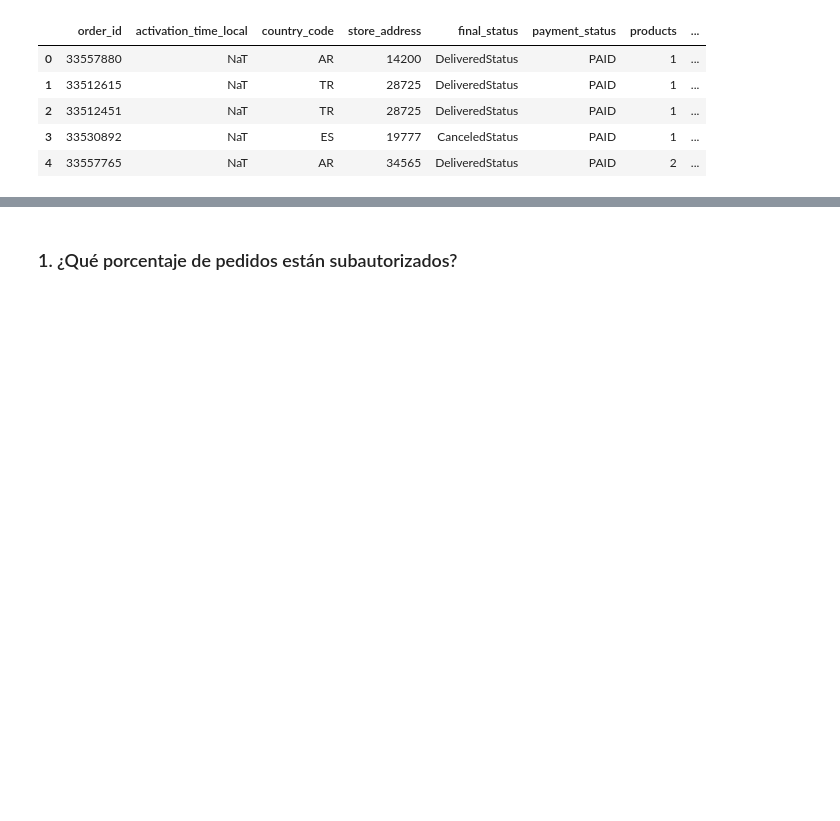
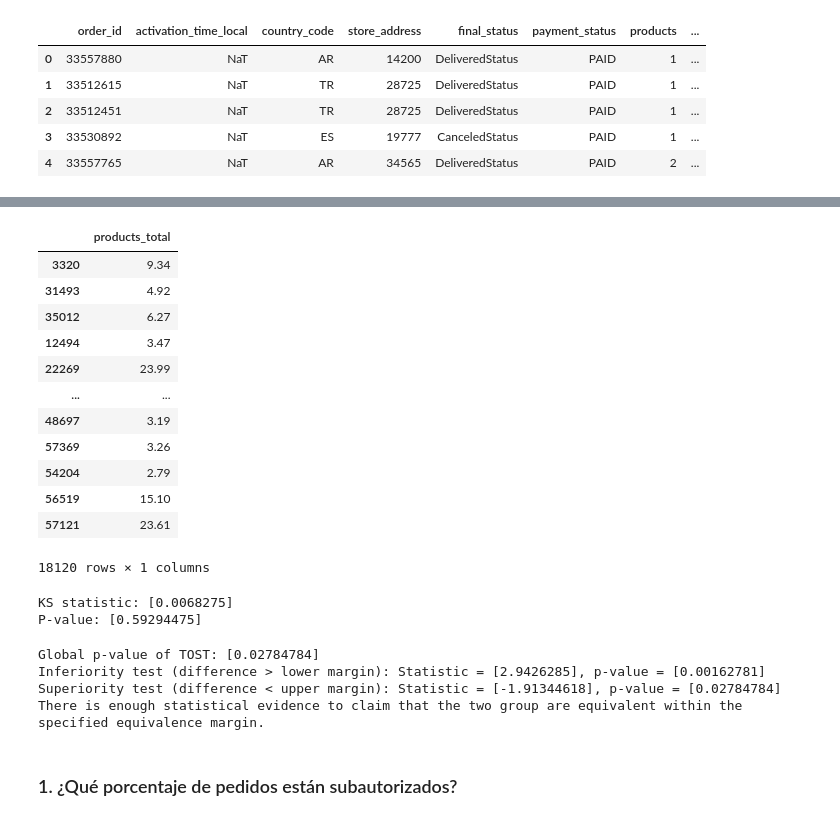
Before and after one commit to Rogetaysa/RepoIronhack, a Jupyter notebook: Project 3 - Ironhack Delivery/Grup3_Project3_Ex4.ipynb, the cells around one changed output, grey strips where cells are left out. Drawn from its saved outputs; the diff is of its cells as text; code cells hidden in the pictures; blank space fills up the shorter version.

```diff
--- a/Project 3 - Ironhack Delivery/Grup3_Project3_Ex4.ipynb
+++ b/Project 3 - Ironhack Delivery/Grup3_Project3_Ex4.ipynb
@@ -55,3 +172,56 @@ data.describe()
+# %%
+control_df
+# %% [output]
+|  | products_total |
+| 3320 | 9.34 |
+| 31493 | 4.92 |
+| 35012 | 6.27 |
+| 12494 | 3.47 |
+| 22269 | 23.99 |
+| ... | ... |
+| 48697 | 3.19 |
+| 57369 | 3.26 |
+| 54204 | 2.79 |
+| 56519 | 15.10 |
+| 57121 | 23.61 |
+18120 rows × 1 columns
+# %%
+# Selecting the data from each DataFrame
+# data1 = control_df['price']  # We select the column price from our df
+# data2 = test_df['price']  # We select the column price from our df
+data1 = control_df
+data2 = test_df
+
+# Perform the KS test
+statistic, p_value = ks_2samp(data1, data2)
+
+print(f"KS statistic: {statistic}")
+print(f"P-value: {p_value}")
+# %% [output]
+KS statistic: [0.0068275]
+P-value: [0.59294475]
+# %%
+# Define the equivalence limits
+low, upp = -0.2, 0.2
+
+# Unpacking the results
+p_value_global, result_lower, result_upper = sm.stats.ttost_ind(data1, data2, low, upp)
+
+# Print the results
+print(f"Global p-value of TOST: {p_value_global}")
+print(f"Inferiority test (difference > lower margin): Statistic = {result_lower[0]}, p-value = {result_lower[1]}")
+print(f"Superiority test (difference < upper margin): Statistic = {result_upper[0]}, p-value = {result_upper[1]}")
+
+# Interpretation based on p-values
+if p_value_global < 0.05:
+    print("There is enough statistical evidence to claim that the two group are equivalent within the specified equivalence margin.")
+else:
+    print("There is not enough evidence to claim that the two drugs are equivalent.")
+# %% [output]
+Global p-value of TOST: [0.02784784]
+Inferiority test (difference > lower margin): Statistic = [2.9426285], p-value = [0.00162781]
+Superiority test (difference < upper margin): Statistic = [-1.91344618], p-value = [0.02784784]
+There is enough statistical evidence to claim that the two group are equivalent within the specified equivalence margin.
 # %% [markdown]
 ### 1. ¿Qué porcentaje de pedidos están subautorizados?
 # %%
```
Also changed, not shown: parts of 10 cells of this notebook, 2 other files.
